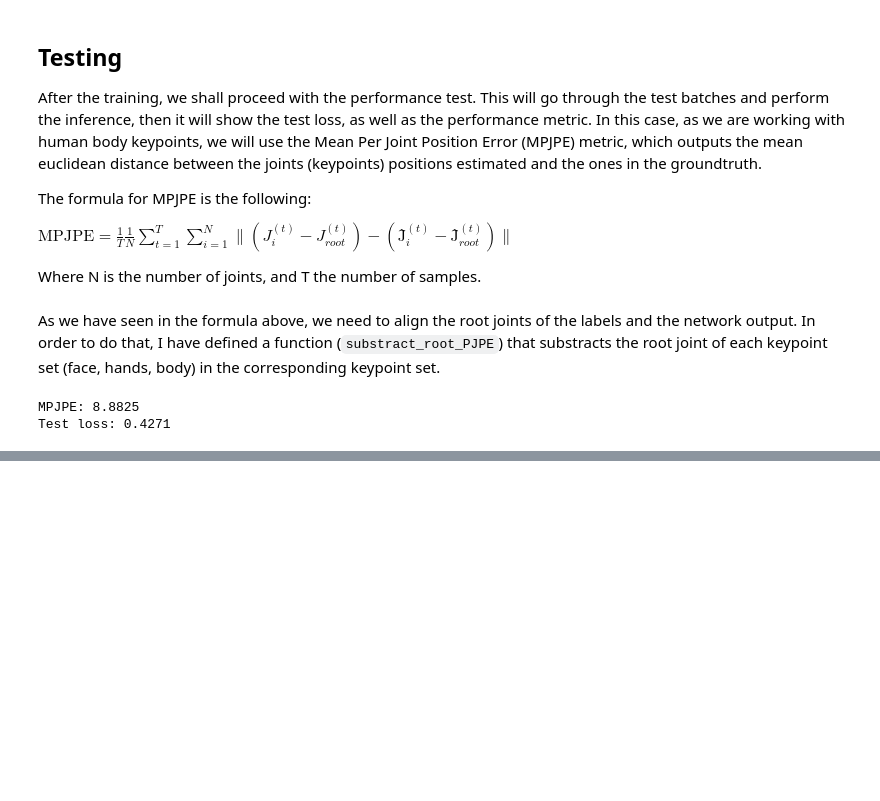
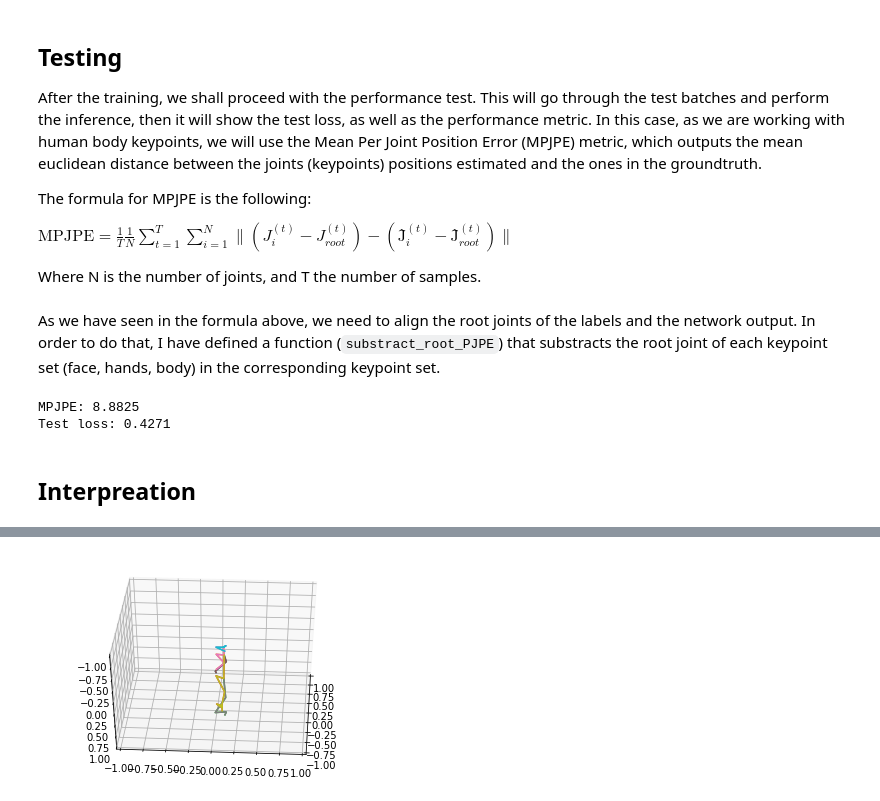
Before and after one commit to imatge-upc/asl-2d-to-3d, a Jupyter notebook: Notebooks/LSTM_2D_to_3D-Body.ipynb, the cells around one changed output, grey strips where cells are left out. Saved outputs shown, nothing was run; the diff lists cells and outputs as text; code cells hidden in the pictures; blank space fills up the shorter version.

```diff
--- a/Notebooks/LSTM_2D_to_3D-Body.ipynb
+++ b/Notebooks/LSTM_2D_to_3D-Body.ipynb
@@ -401,13 +419,13 @@ MPJPE = []
 h = model.init_hidden(batch_size)
 
 model.eval()
-for inputs, labels in test_loader:
+for inputs_test, labels_test in test_loader:
     h = tuple([each.data for each in h])
-    inputs, labels = inputs.to(device), labels.to(device)
-    output, h = model(inputs, h)
-    test_loss = loss_function(output, labels.float())
+    inputs_test, labels_test = inputs_test.to(device), labels_test.to(device)
+    output_test, h = model(inputs_test, h)
+    test_loss = loss_function(output_test, labels_test.float())
     test_losses.append(test_loss.item())
-    rooted_o, rooted_l = substract_root_PJPE(output), substract_root_PJPE(labels)
+    rooted_o, rooted_l = substract_root_PJPE(output_test), substract_root_PJPE(labels_test)
     MPJPE.append(rooted_o.sub(rooted_l).abs().mean().item())
 MPJPE_total = np.mean(MPJPE)
 # %%
@@ -415,3 +433,49 @@ print(f"MPJPE: {MPJPE_total*stdz:.4f}", f"\nTest loss: {np.mean(test_losses):.4f
 # %% [output]
 MPJPE: 8.8825
 Test loss: 0.4271
+# %% [markdown]
+## Interpreation
+# %%
+frames = [1, 3000]
+c_inputs = inputs.clone()
+c_output = output.clone()
+c_inputs[:,:,::2].mul_(mom_x[1])
+c_inputs[:,:,1::2].mul_(mom_y[1])
+c_output.mul_(stdz)
+pred_bodiesXY = torch.chunk(c_inputs[0, frames, :], len(frames), dim=0)
+pred_bodiesZ = torch.chunk(c_output[0, frames, :], len(frames), dim=0)
+# %%
+x = pred_bodiesXY[0].squeeze()[::2]
+y = pred_bodiesXY[0].squeeze()[1::2]
+z = pred_bodiesZ[0].squeeze()
+
+l_arm = [[c[i] for i in [1, 0, 9, 10, 11]] for c in [x,y,z]]
+r_arm = [[c[i] for i in [0, 3, 4, 5]] for c in [x,y,z]]
+l_leg = [[c[i] for i in [0, 2, 12, 13, 14, 22, 23, 24]] for c in [x,y,z]]
+r_leg = [[c[i] for i in [2, 6, 7, 8, 19, 20, 21]] for c in [x,y,z]]
+head = [[c[i] for i in [18, 17, 1, 15, 16]] for c in [x,y,z]]
+
+fig = plt.figure()
+ax = fig.add_subplot(111, projection='3d')
+def init():
+    ax.plot(r_arm[0], r_arm[2], r_arm[1])
+    ax.plot(l_arm[0], l_arm[2], l_arm[1])
+    ax.plot(r_leg[0], r_leg[2], r_leg[1])
+    ax.plot(l_leg[0], l_leg[2], l_leg[1])
+    ax.plot(head[0], head[2], head[1])
+    ax.set_xlim(-1,1)
+    ax.set_ylim(-1,1)
+    ax.set_zlim(-1,1)
+
+    return fig,
+
+def animate(i):
+    ax.view_init(elev=220., azim=3.6*i)
+    return fig,
+
+# Animate
+ani = animation.FuncAnimation(fig, animate, init_func=init,
+                           frames=100, interval=100, blit=True)
+
+HTML(ani.to_html5_video())
+# %% [output]
@@ -417,0 +483 @@ Test loss: 0.4271
+[figure, added]
```
Also changed, not shown: parts of 10 cells of this notebook, 6 other files.
